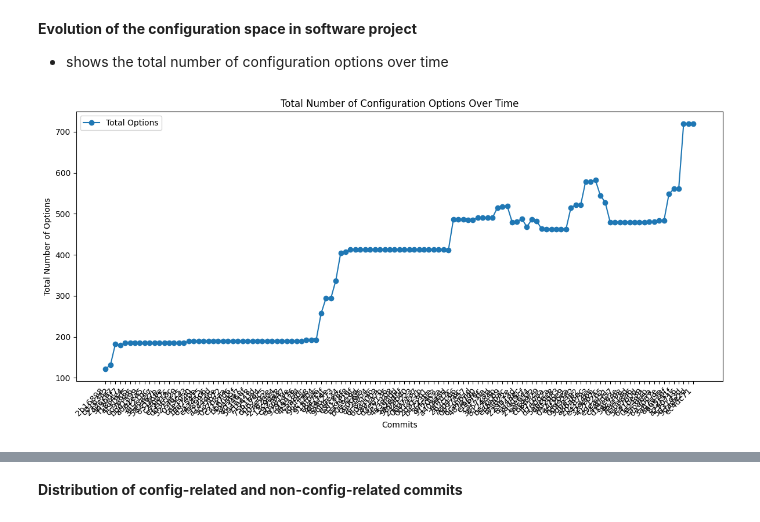
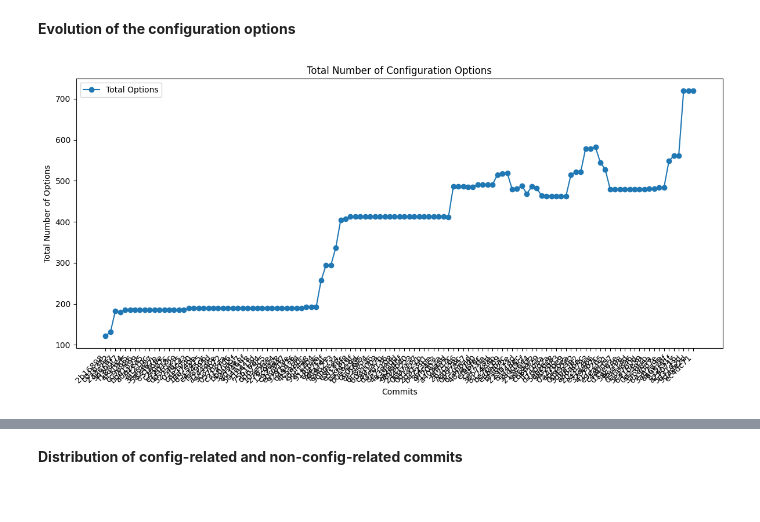
Before and after one commit to simisimon/config-space, a Jupyter notebook: src/analysis.ipynb, the cells around one changed output, grey strips where cells are left out. Drawn from its saved outputs; the diff is of its cells as text; code cells hidden in the pictures.

```diff
--- a/src/analysis.ipynb
+++ b/src/analysis.ipynb
@@ -231,7 +257,5 @@ plt.show()
 # %% [markdown]
-**Evolution of the configuration space in software project**
-
-- shows the total number of configuration options over time
+**Evolution of the configuration options**
 # %%
 import matplotlib.pyplot as plt
 
@@ -252,32 +276,32 @@ for commit in data:
 # Prepare data for plotting
 x_ticks = [commit["commit_hash"] for commit in data]
 
 # Adjust the plotting logic to start the line at the introduction commit
 file_lines = {file: [None] * len(x_ticks) for file in files}
 
 for file, changes in file_data.items():
     for commit_hash, options in changes:
         index = x_ticks.index(commit_hash)
         file_lines[file][index] = options
 
 # Calculate the total number of options across all configuration files per commit
 total_options_per_commit = [0] * len(x_ticks)
 
 for file, options in file_lines.items():
     for i, option_count in enumerate(options):
         if option_count is not None:
             total_options_per_commit[i] += option_count
 
 # Plot the total number of options over time
 plt.figure(figsize=(12, 6))
 plt.plot(shortened_x_ticks, total_options_per_commit, marker="o", label="Total Options")
 
 plt.xlabel("Commits")
 plt.ylabel("Total Number of Options")
-plt.title("Total Number of Configuration Options Over Time")
+plt.title("Total Number of Configuration Options")
 plt.xticks(rotation=45, ha="right")
 plt.legend()
 plt.tight_layout()
 plt.show()
 # %% [output]
-[figure, old version]
+[figure, new version]
```
Also changed, not shown: parts of 9 cells of this notebook, 5 other files.
